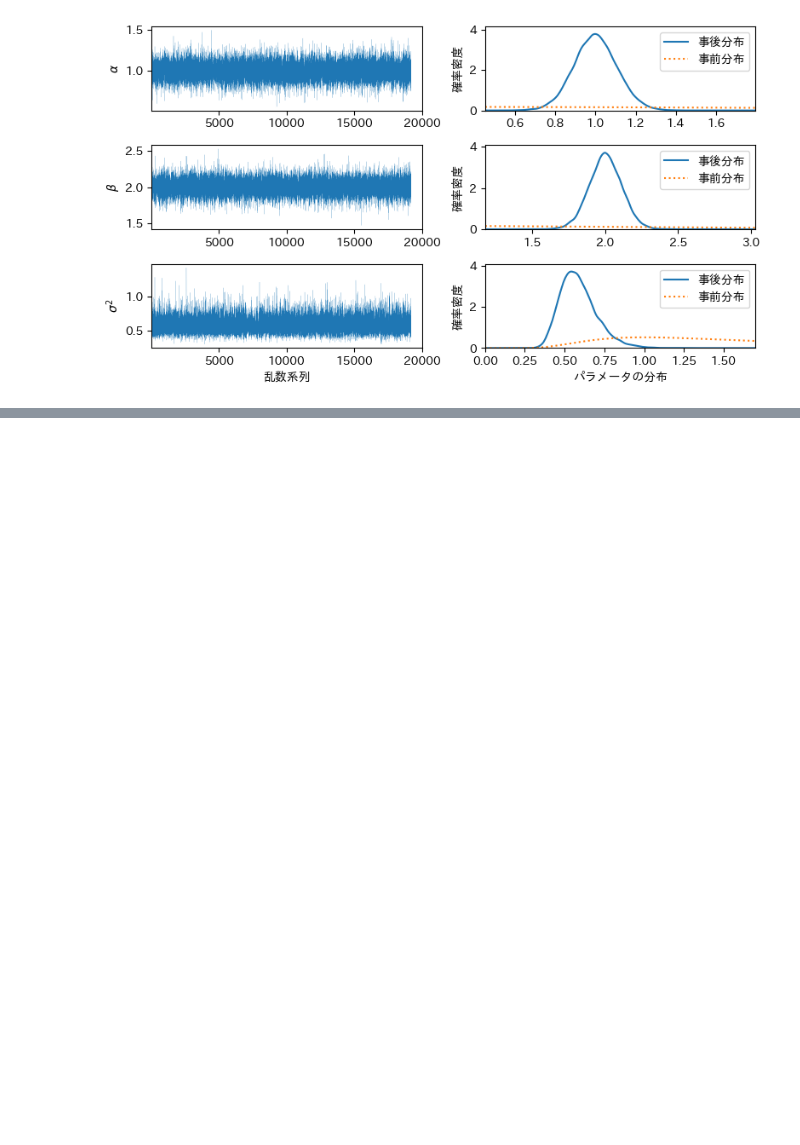
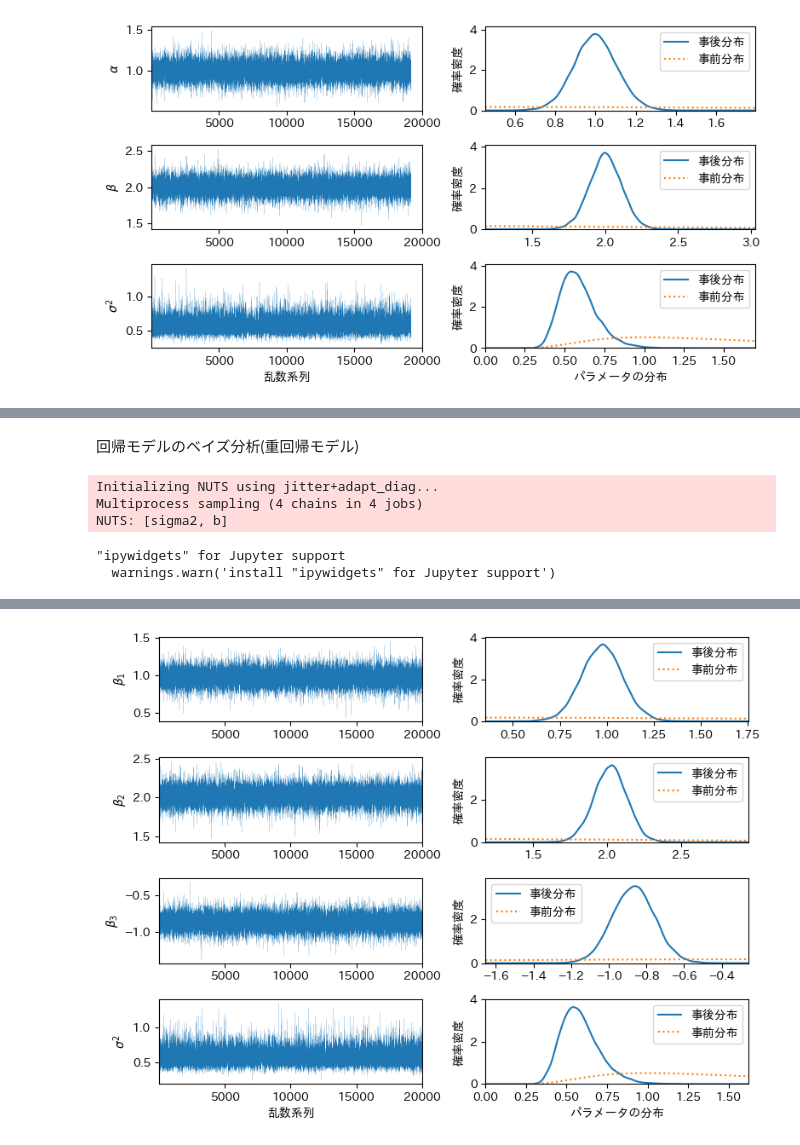
Before and after one commit to inoueshinichi/Learn_Bayesian, a Jupyter notebook: mcmc_reg_ex1.ipynb, the cells around one changed output, grey strips where cells are left out. Saved outputs shown, nothing was run; the diff lists cells and outputs as text; code cells hidden in the pictures; blank space fills up the shorter version.

Commit message:
[Update] 重回帰モデル, ラプラス+半コーシー

```diff
--- a/mcmc_reg_ex1.ipynb
+++ b/mcmc_reg_ex1.ipynb
@@ -270,0 +363,78 @@ plt.show()
+# %% [markdown]
+回帰モデルのベイズ分析(重回帰モデル)
+# %%
+# 回帰モデルからデータを生成
+import random
+
+
+n = 50
+np.random.seed(99)
+u = st.norm.rvs(scale=0.7, size=n)
+x1 = st.uniform.rvs(loc=-np.sqrt(3.0), scale=2.0 * np.sqrt(3.0), size=n)
+x2 = st.uniform.rvs(loc=-np.sqrt(3.0), scale=2.0 * np.sqrt(3.0), size=n)
+y = 1.0 + 2.0 * x1 - x2 + u
+X = np.stack((np.ones(n), x1, x2), axis=1)
+
+# 回帰モデルの係数と誤差項のぶんさんの事後分布設定
+k = X.shape[1]
+b0 = np.zeros(k)
+A0 = 0.2 * np.eye(k)
+nu0 = 5.0
+lam0 = 7.0
+sd0 = np.sqrt(np.diag(la.inv(A0)))
+multiple_regression = pm.Model()
+with multiple_regression:
+    sigma2 = pm.InverseGamma('sigma2', alpha=0.5*nu0, beta=0.5*lam0)
+    b = pm.MvNormal('b', mu=b0, tau=A0, shape=k)
+    y_hat = pm.math.dot(X, b)
+    likelihood = pm.Normal('y', mu=y_hat, sigma=pm.math.sqrt(sigma2), observed=y)
+
+# 事後分布からのサンプリング
+n_draws = 5000
+n_chains = 4
+n_tune = 1000
+with multiple_regression:
+    trace = pm.sample(draws=n_draws, chains=n_chains, tune=n_tune, random_seed=123)
+
+print(pm.summary(trace))
+print(trace.posterior['b'])
+
+# 事後分布の作図
+fig, ax = plt.subplots(k+1, 2, num=1, figsize=(8, 1.5*(k+1)))
+for index in range(k+1):
+    if index < k:
+        mc_trace = trace.posterior['b'][..., index].values.flatten()  # b0, b1, b2
+        x_min = mc_trace.min() - 0.2 * np.abs(mc_trace.min())
+        x_max = mc_trace.max() + 0.2 * np.abs(mc_trace.max())
+        x = np.linspace(x_min, x_max, 250)
+        prior = st.norm.pdf(x, loc=b0[index], scale=sd0[index])
+        y_label = f"$\\beta_{index+1:<d}$"
+    else:
+        mc_trace = trace.posterior['sigma2'].values.flatten()
+        x_min = 0
+        x_max = mc_trace.max() + 0.2 * np.abs(mc_trace.max())
+        x = np.linspace(x_min, x_max, 250)
+        prior = st.invgamma.pdf(x, 0.5*nu0, scale=0.5*lam0)
+        y_label = f"$\\sigma^2$"
+        ax[index, 0].set_xlabel("乱数系列")
+        ax[index, 1].set_xlabel("パラメータの分布")
+
+    ax[index, 0].plot(mc_trace, '-', linewidth=0.1)
+    ax[index, 0].set_xlim(1, n_draws*n_chains)
+    ax[index, 0].set_ylabel(y_label)
+    posterior = st.gaussian_kde(mc_trace).evaluate(x)
+    ax[index, 1].plot(x, posterior, '-', label='事後分布')
+    ax[index, 1].plot(x, prior, ':', label='事前分布')
+    ax[index, 1].set_xlim(x_min, x_max)
+    ax[index, 1].set_ylim(0, 1.1 * posterior.max())
+    ax[index, 1].set_ylabel('確率密度')
+    ax[index, 1].legend()
+
+plt.tight_layout()
+plt.show()
+# %% [output]
+Initializing NUTS using jitter+adapt_diag...
+Multiprocess sampling (4 chains in 4 jobs)
+NUTS: [sigma2, b]
+"ipywidgets" for Jupyter support
+  warnings.warn('install "ipywidgets" for Jupyter support')
@@ -270,0 +460 @@ plt.show()
+[figure, added]
```
Also changed, not shown: parts of 13 cells of this notebook, 1 other file.
